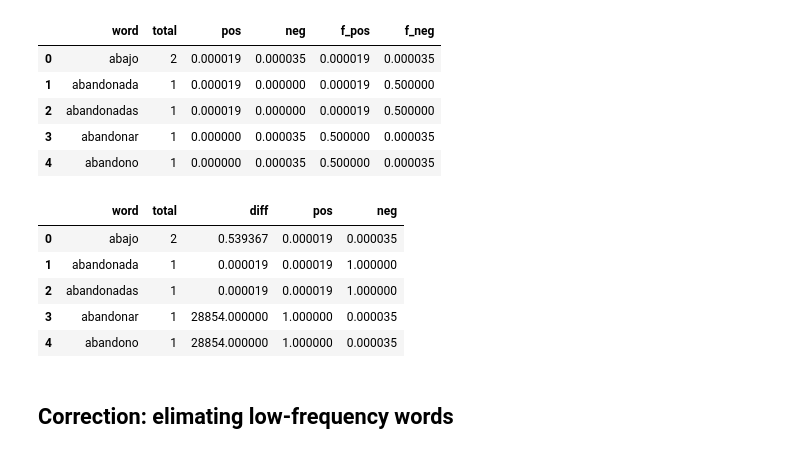
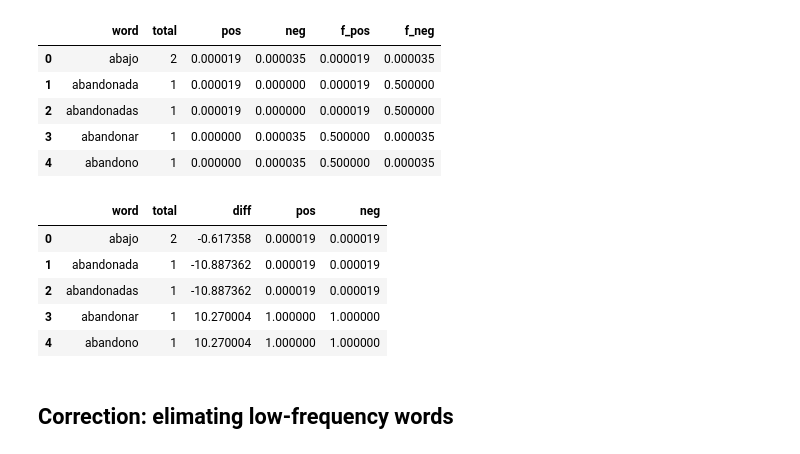
Before and after one commit to macfernandez/eddc-specialization-project, a Jupyter notebook: notebooks/03-methods-statistic.ipynb, the cells around one changed output. Cells and saved outputs as stored; diff of their text form; code cells hidden in the pictures.

Commit message:
fix smooth log odds ratio (add the log part :/)

```diff
--- a/notebooks/03-methods-statistic.ipynb
+++ b/notebooks/03-methods-statistic.ipynb
@@ -313,27 +313,27 @@ smooth_log_odds_diff.head()
 | 3 | abandonar | 1 | 0.000000 | 0.000035 | 0.500000 | 0.000035 |
 | 4 | abandono | 1 | 0.000000 | 0.000035 | 0.500000 | 0.000035 |
 # %%
-f_odds_pos = smooth_log_odds_diff["f_pos"]/(1-smooth_log_odds_diff["f_pos"])
-f_odds_neg = smooth_log_odds_diff["f_neg"]/(1-smooth_log_odds_diff["f_neg"])
-f_odds_difference = f_odds_pos/f_odds_neg
-f_odds_diff = (
+f_smooth_odds_pos = smooth_log_odds_diff["f_pos"]/(1-smooth_log_odds_diff["f_pos"])
+f_smooth_odds_neg = smooth_log_odds_diff["f_neg"]/(1-smooth_log_odds_diff["f_neg"])
+f_smooth_odds_difference = f_smooth_odds_pos/f_smooth_odds_neg
+f_smooth_log_odds_diff = (
     pd
     .DataFrame({
         "word": smooth_log_odds_diff.word,
         "total": smooth_log_odds_diff.total,
-        "diff": f_odds_difference,
-        "pos": f_odds_pos,
-        "neg": f_odds_neg
+        "diff": np.log(f_smooth_odds_difference),
+        "pos": f_smooth_odds_pos,
+        "neg": f_smooth_odds_pos
     })
 )
-f_odds_diff.head()
+f_smooth_log_odds_diff.head()
 # %% [output]
 |  | word | total | diff | pos | neg |
-| 0 | abajo | 2 | 0.539367 | 0.000019 | 0.000035 |
-| 1 | abandonada | 1 | 0.000019 | 0.000019 | 1.000000 |
-| 2 | abandonadas | 1 | 0.000019 | 0.000019 | 1.000000 |
-| 3 | abandonar | 1 | 28854.000000 | 1.000000 | 0.000035 |
-| 4 | abandono | 1 | 28854.000000 | 1.000000 | 0.000035 |
+| 0 | abajo | 2 | -0.617358 | 0.000019 | 0.000019 |
+| 1 | abandonada | 1 | -10.887362 | 0.000019 | 0.000019 |
+| 2 | abandonadas | 1 | -10.887362 | 0.000019 | 0.000019 |
+| 3 | abandonar | 1 | 10.270004 | 1.000000 | 1.000000 |
+| 4 | abandono | 1 | 10.270004 | 1.000000 | 1.000000 |
 # %% [markdown]
 ## Correction: elimating low-frequency words
 # %%
```
